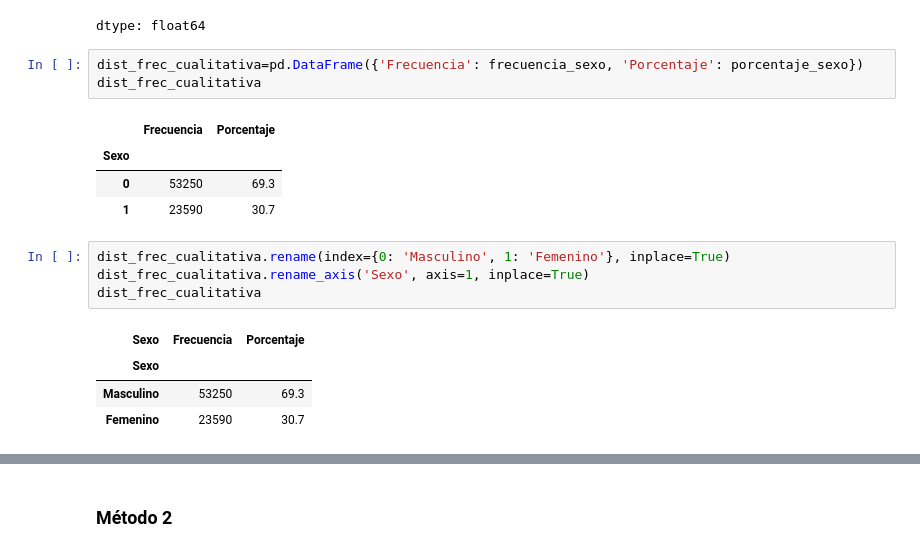
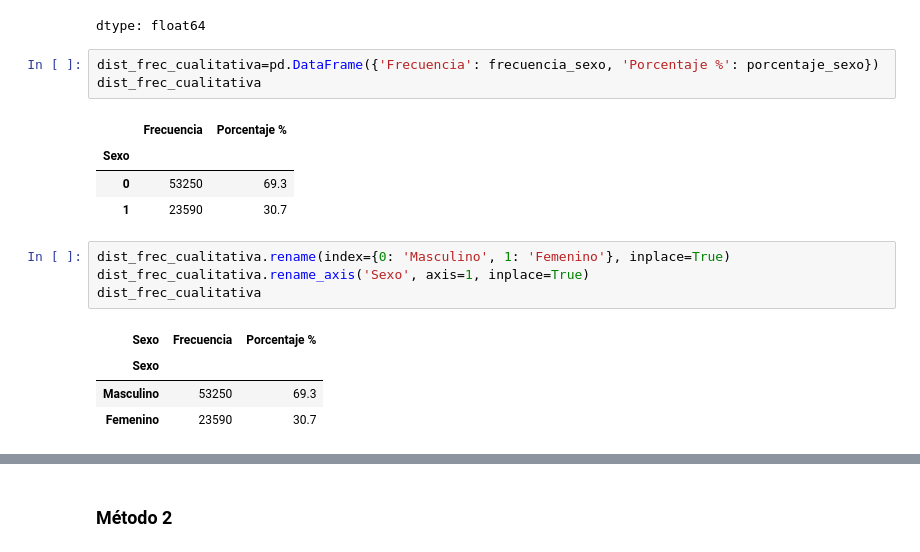
Before and after one commit to wimero72/Curso-de-Estadistica-con-Python-Aula-1, a Jupyter notebook: Curso_de_Estadística_con_Python_1.ipynb, the cells around one changed output, grey strips where cells are left out. Cells and saved outputs as stored; diff of their text form.

```diff
--- a/Curso_de_Estadística_con_Python_1.ipynb
+++ b/Curso_de_Estadística_con_Python_1.ipynb
@@ -254,10 +254,10 @@ porcentaje_sexo
 | 1 | 30.7 |
 dtype: float64
 # %%
-dist_frec_cualitativa=pd.DataFrame({'Frecuencia': frecuencia_sexo, 'Porcentaje': porcentaje_sexo})
+dist_frec_cualitativa=pd.DataFrame({'Frecuencia': frecuencia_sexo, 'Porcentaje %': porcentaje_sexo})
 dist_frec_cualitativa
 # %% [output]
-|  | Frecuencia | Porcentaje |
+|  | Frecuencia | Porcentaje % |
 | Sexo |  |  |
 | 0 | 53250 | 69.3 |
 | 1 | 23590 | 30.7 |
@@ -266,7 +266,7 @@ dist_frec_cualitativa.rename(index={0: 'Masculino', 1: 'Femenino'}, inplace=True
 dist_frec_cualitativa.rename_axis('Sexo', axis=1, inplace=True)
 dist_frec_cualitativa
 # %% [output]
-| Sexo | Frecuencia | Porcentaje |
+| Sexo | Frecuencia | Porcentaje % |
 | Sexo |  |  |
 | Masculino | 53250 | 69.3 |
 | Femenino | 23590 | 30.7 |
```
Also changed, not shown: parts of 13 cells of this notebook.
